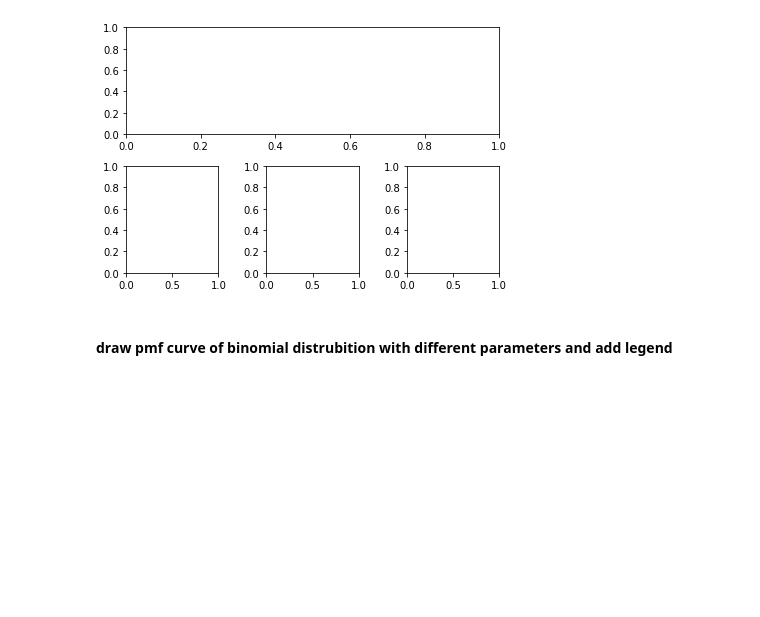
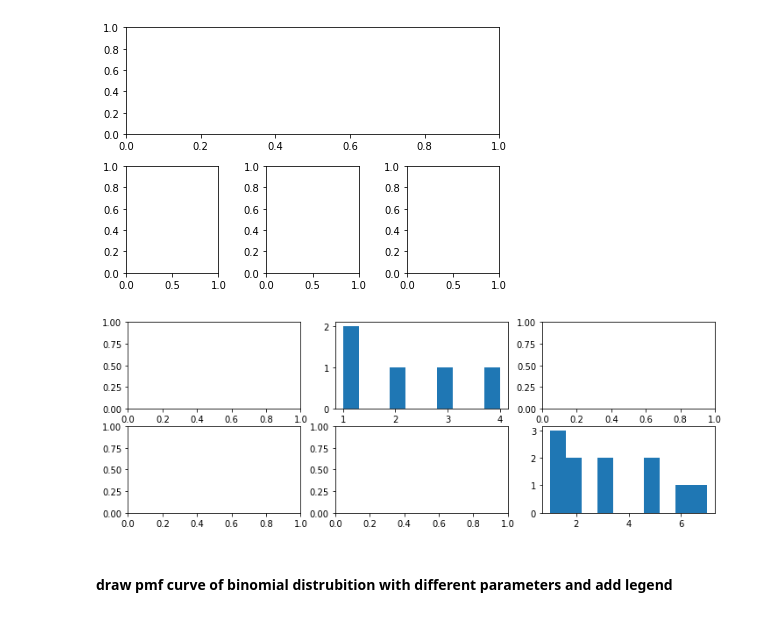
Before and after one commit to w26738/Notebook, a Jupyter notebook: data_analysis/matplotlib_101.ipynb, the cells around one changed output. Saved outputs shown, nothing was run; the diff lists cells and outputs as text; code cells hidden in the pictures; blank space fills up the shorter version.

```diff
--- a/data_analysis/matplotlib_101.ipynb
+++ b/data_analysis/matplotlib_101.ipynb
@@ -248,6 +248,13 @@ ax4 = fig.add_subplot(2,3,6)
 plt.tight_layout()
 # %% [output]
 [figure]
+# %%
+fig, axes = plt.subplots(nrows=2, ncols=3, figsize=(12,4))
+
+axes[1,2].hist([1,1,2,3,7,5,5,6,1,2,3])
+axes[0,1].hist([1,2,3,4,1]);
+# %% [output]
+[figure, added]
 # %% [markdown]
 #### draw pmf curve of binomial distrubition with different parameters and add legend
 # %%
```
Also changed, not shown: parts of 5 cells of this notebook.
